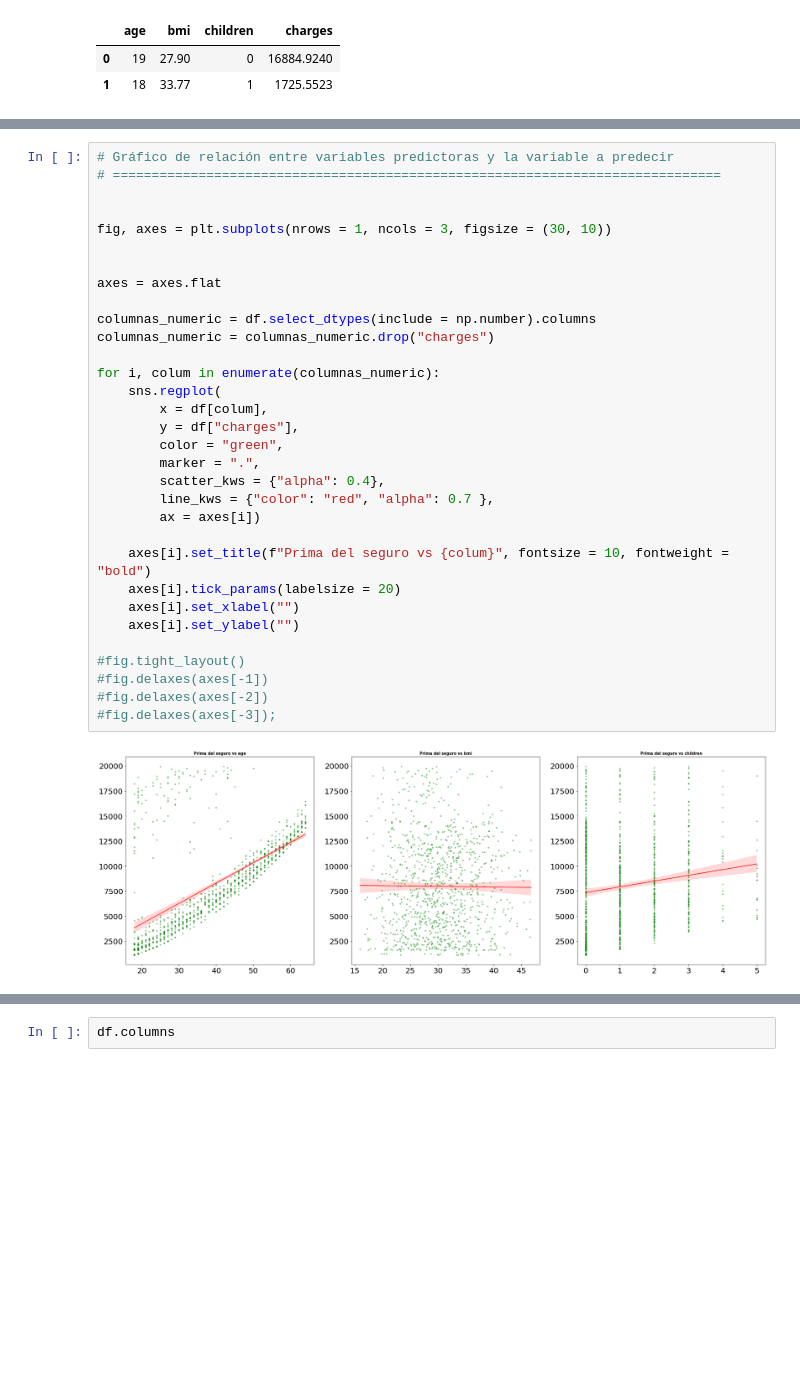
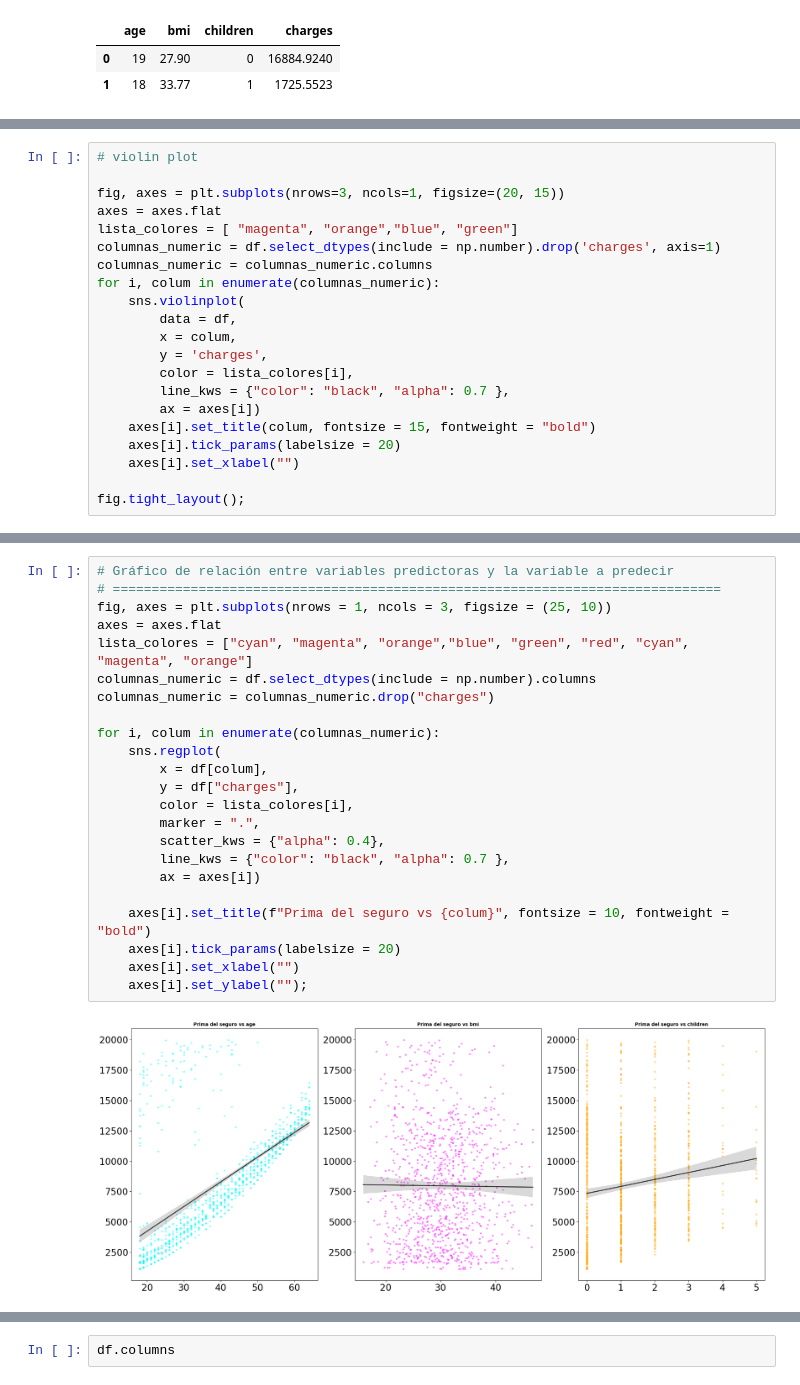
Before and after one commit to Adalab/DA-modulo-3-sprint-1-ana-anak, a Jupyter notebook: regresion-lineal/04-RL-ML-Asunciones.ipynb, the cells around one changed output, grey strips where cells are left out. Cells and saved outputs as stored; diff of their text form; blank space fills up the shorter version.

```diff
--- a/regresion-lineal/04-RL-ML-Asunciones.ipynb
+++ b/regresion-lineal/04-RL-ML-Asunciones.ipynb
@@ -109,0 +119,21 @@ resultados
+# %%
+# violin plot
+
+fig, axes = plt.subplots(nrows=3, ncols=1, figsize=(20, 15))
+axes = axes.flat
+lista_colores = [ "magenta", "orange","blue", "green"]
+columnas_numeric = df.select_dtypes(include = np.number).drop('charges', axis=1)
+columnas_numeric = columnas_numeric.columns
+for i, colum in enumerate(columnas_numeric):
+    sns.violinplot(
+        data = df,
+        x = colum,
+        y = 'charges',
+        color = lista_colores[i],
+        line_kws = {"color": "black", "alpha": 0.7 },
+        ax = axes[i])
+    axes[i].set_title(colum, fontsize = 15, fontweight = "bold")
+    axes[i].tick_params(labelsize = 20)
+    axes[i].set_xlabel("")
+
+fig.tight_layout();
@@ -110,34 +146,25 @@ resultados
 # %%
 # Gráfico de relación entre variables predictoras y la variable a predecir
 # ==============================================================================
-
-
-fig, axes = plt.subplots(nrows = 1, ncols = 3, figsize = (30, 10))
-
-
+fig, axes = plt.subplots(nrows = 1, ncols = 3, figsize = (25, 10))
 axes = axes.flat
-
+lista_colores = ["cyan", "magenta", "orange","blue", "green", "red", "cyan", "magenta", "orange"]
 columnas_numeric = df.select_dtypes(include = np.number).columns
 columnas_numeric = columnas_numeric.drop("charges")
 
 for i, colum in enumerate(columnas_numeric):
     sns.regplot(
         x = df[colum],
         y = df["charges"],
-        color = "green",
+        color = lista_colores[i],
         marker = ".",
         scatter_kws = {"alpha": 0.4},
-        line_kws = {"color": "red", "alpha": 0.7 },
+        line_kws = {"color": "black", "alpha": 0.7 },
         ax = axes[i])
 
     axes[i].set_title(f"Prima del seguro vs {colum}", fontsize = 10, fontweight = "bold")
     axes[i].tick_params(labelsize = 20)
     axes[i].set_xlabel("")
-    axes[i].set_ylabel("")
-
-#fig.tight_layout()
-#fig.delaxes(axes[-1])
-#fig.delaxes(axes[-2])
-#fig.delaxes(axes[-3]);
+    axes[i].set_ylabel("");
 # %% [output]
-[figure, old version]
+[figure, new version]
```
Also changed, not shown: parts of 59 cells of this notebook, 25 other files.
